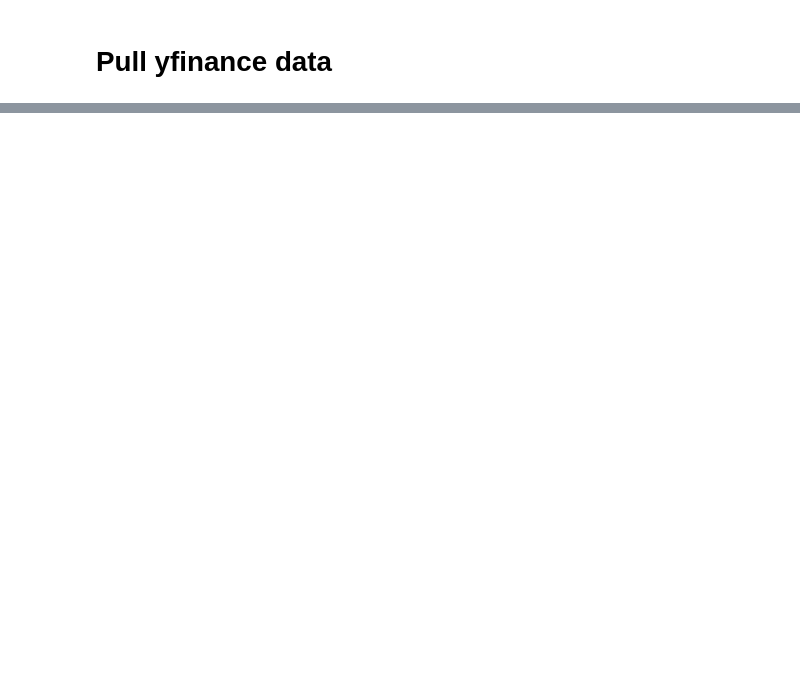
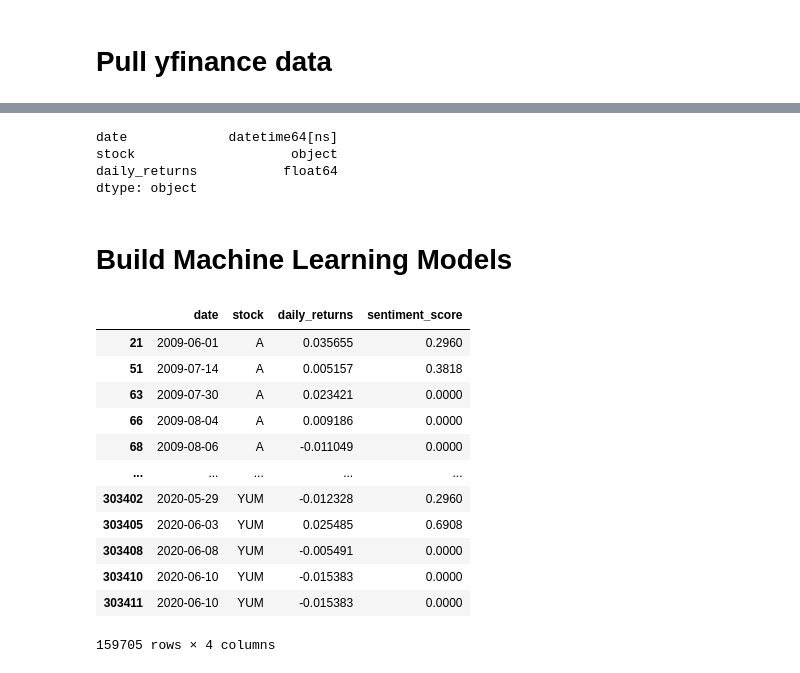
Before and after one commit to weijiesim/qf209-nlp-project, a Jupyter notebook: qf209_nlp_project.ipynb, the cells around one changed output, grey strips where cells are left out. Cells and saved outputs as stored; diff of their text form; code cells hidden in the pictures; blank space fills up the shorter version.

Commit message:
cleaned data for building ml models

```diff
--- a/qf209_nlp_project.ipynb
+++ b/qf209_nlp_project.ipynb
@@ -140,0 +310,6 @@ data
+# %%
+returns_df = adj_close_data.pct_change().dropna().reset_index().rename(columns={'Date': 'date'})
+# %%
+returns_df_melt = returns_df.melt(id_vars='date', var_name='stock', value_name='daily_returns')
+returns_df_melt['date'] = pd.to_datetime(returns_df_melt['date'])
+returns_df_melt.head()
@@ -140,0 +332,29 @@ data
+# %%
+returns_df_melt.dtypes
+# %% [output]
+date             datetime64[ns]
+stock                    object
+daily_returns           float64
+dtype: object
+# %%
+signals_df['date'] = pd.to_datetime(signals_df['date'])
+# %%
+ml_df = pd.merge(returns_df_melt, signals_df, on=['date', 'stock'], how='left').dropna()
+# %% [markdown]
+# Build Machine Learning Models
+# %%
+ml_df
+# %% [output]
+|  | date | stock | daily_returns | sentiment_score |
+| 21 | 2009-06-01 | A | 0.035655 | 0.2960 |
+| 51 | 2009-07-14 | A | 0.005157 | 0.3818 |
+| 63 | 2009-07-30 | A | 0.023421 | 0.0000 |
+| 66 | 2009-08-04 | A | 0.009186 | 0.0000 |
+| 68 | 2009-08-06 | A | -0.011049 | 0.0000 |
+| ... | ... | ... | ... | ... |
+| 303402 | 2020-05-29 | YUM | -0.012328 | 0.2960 |
+| 303405 | 2020-06-03 | YUM | 0.025485 | 0.6908 |
+| 303408 | 2020-06-08 | YUM | -0.005491 | 0.0000 |
+| 303410 | 2020-06-10 | YUM | -0.015383 | 0.0000 |
+| 303411 | 2020-06-10 | YUM | -0.015383 | 0.0000 |
+159705 rows × 4 columns
```
Also changed, not shown: parts of 34 cells of this notebook.
